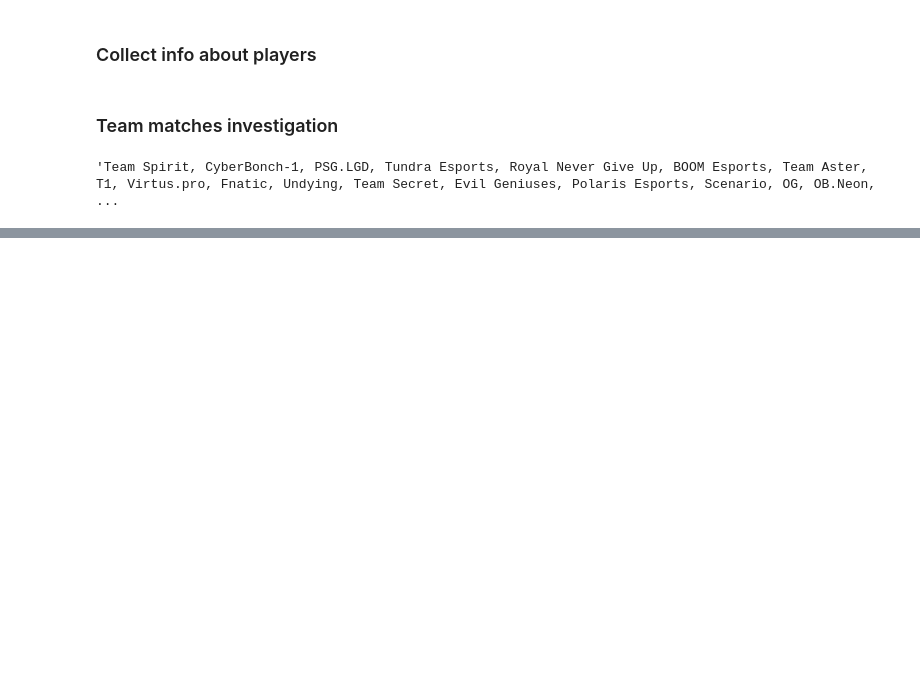
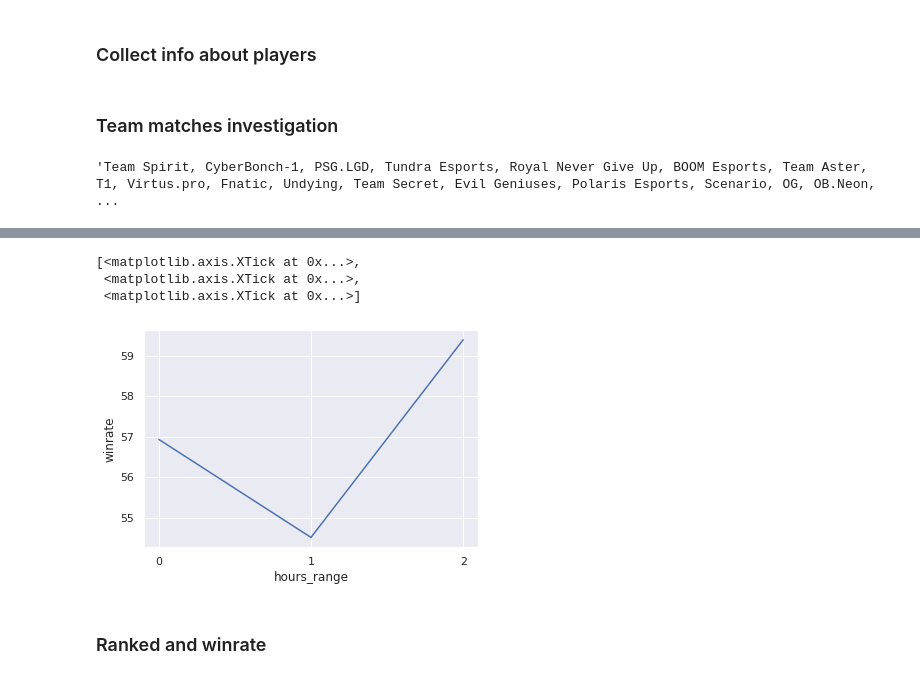
Before and after one commit to vodkar/bet-hack, a Jupyter notebook: mine_doto_data.ipynb, the cells around one changed output, grey strips where cells are left out. Drawn from its saved outputs; the diff is of its cells as text; code cells hidden in the pictures; blank space fills up the shorter version.

```diff
--- a/mine_doto_data.ipynb
+++ b/mine_doto_data.ipynb
@@ -203,0 +227,13 @@ matches_df.apply(lambda x: pytz.utc.localize(datetime.fromtimestamp(x["start_tim
+# %%
+matches_df["hours_range"] = pd.cut(matches_df['hour'], [0,4,17,24], labels=range(3), right=False)
+wins_and_hours = matches_df[['won', 'hours_range']].groupby("hours_range").agg(["count", "sum"])['won'].reset_index()
+wins_and_hours["winrate"] = wins_and_hours.aggregate(lambda x: round(100 * x["sum"] / x["count"], 2), axis=1)
+sns.lineplot(data=wins_and_hours, x='hours_range', y='winrate').set_xticks(range(3))
+# wins_and_hours["hours_range"]
+# %% [output]
+[<matplotlib.axis.XTick at 0x...>,
+ <matplotlib.axis.XTick at 0x...>,
+ <matplotlib.axis.XTick at 0x...>]
+[figure, added]
+# %% [markdown]
+### Ranked and winrate
```
Also changed, not shown: parts of 11 cells of this notebook, 2 other files.
